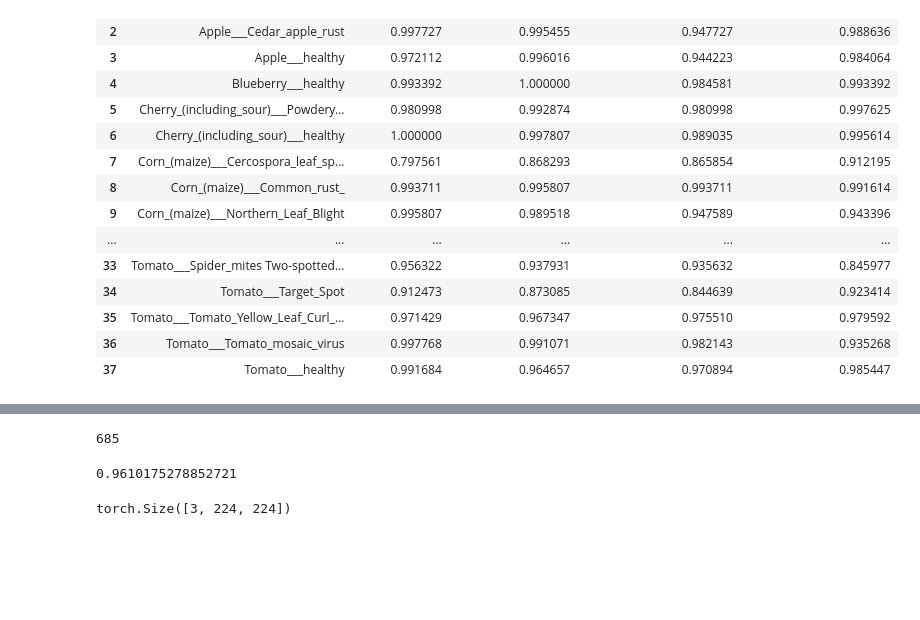
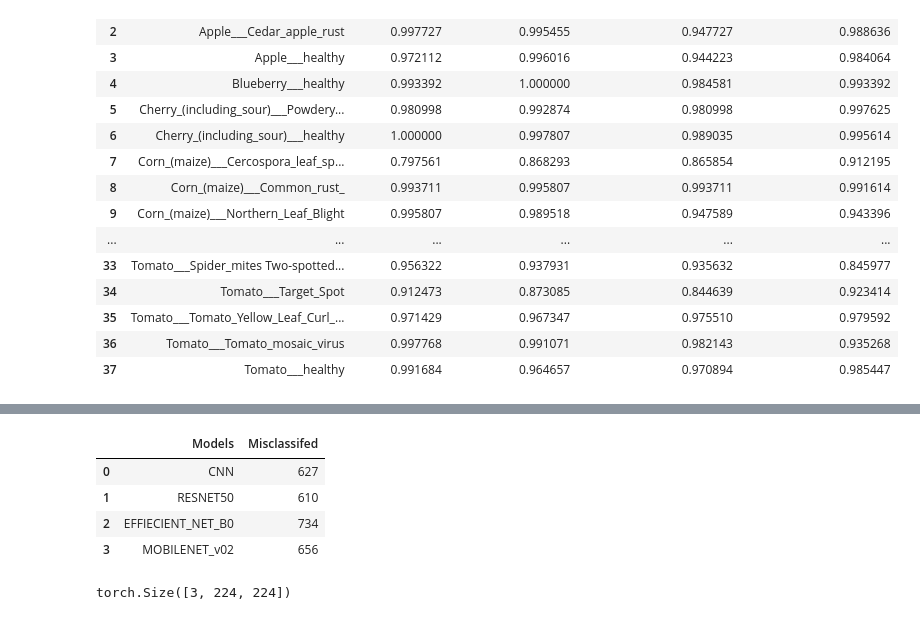
Before and after one commit to Frierensama/Plant_Disease_Detection_and_Treatment_Recommendation, a Jupyter notebook: notebooks/Models_Evaluation.ipynb, the cells around one changed output, grey strips where cells are left out. Drawn from its saved outputs; the diff is of its cells as text; code cells hidden in the pictures; blank space fills up the shorter version.

```diff
--- a/notebooks/Models_Evaluation.ipynb
+++ b/notebooks/Models_Evaluation.ipynb
@@ -365,17 +366,0 @@ with open('df_per_class_accuracy.pkl','wb') as f:
-# %%
-misclassified = []
-
-with torch.no_grad():
-
-    for images, labels in valid_dataloader:
-
-        y_pred = model(images)
-        _, predicted = torch.max(y_pred, 1)
-
-        for img, true, pred in zip(images, labels, predicted):
-            if true != pred:
-                misclassified.append((
-                    img,
-                    true.item(),
-                    pred.item()
-                ))
@@ -382,8 +389,11 @@ with torch.no_grad():
 # %%
-len(misclassified)
+misclassified_df = pd.DataFrame({'Models':models,
+                                  'Misclassifed':misclassified}
+                                )
+misclassified_df
 # %% [output]
-685
+|  | Models | Misclassifed |
+| 0 | CNN | 627 |
+| 1 | RESNET50 | 610 |
+| 2 | EFFIECIENT_NET_B0 | 734 |
+| 3 | MOBILENET_v02 | 656 |
-# %%
-1-len(misclassified)/len(valid_dataset)
-# %% [output]
-0.9610175278852721
```
Also changed, not shown: parts of 8 cells of this notebook, 4 other files.
